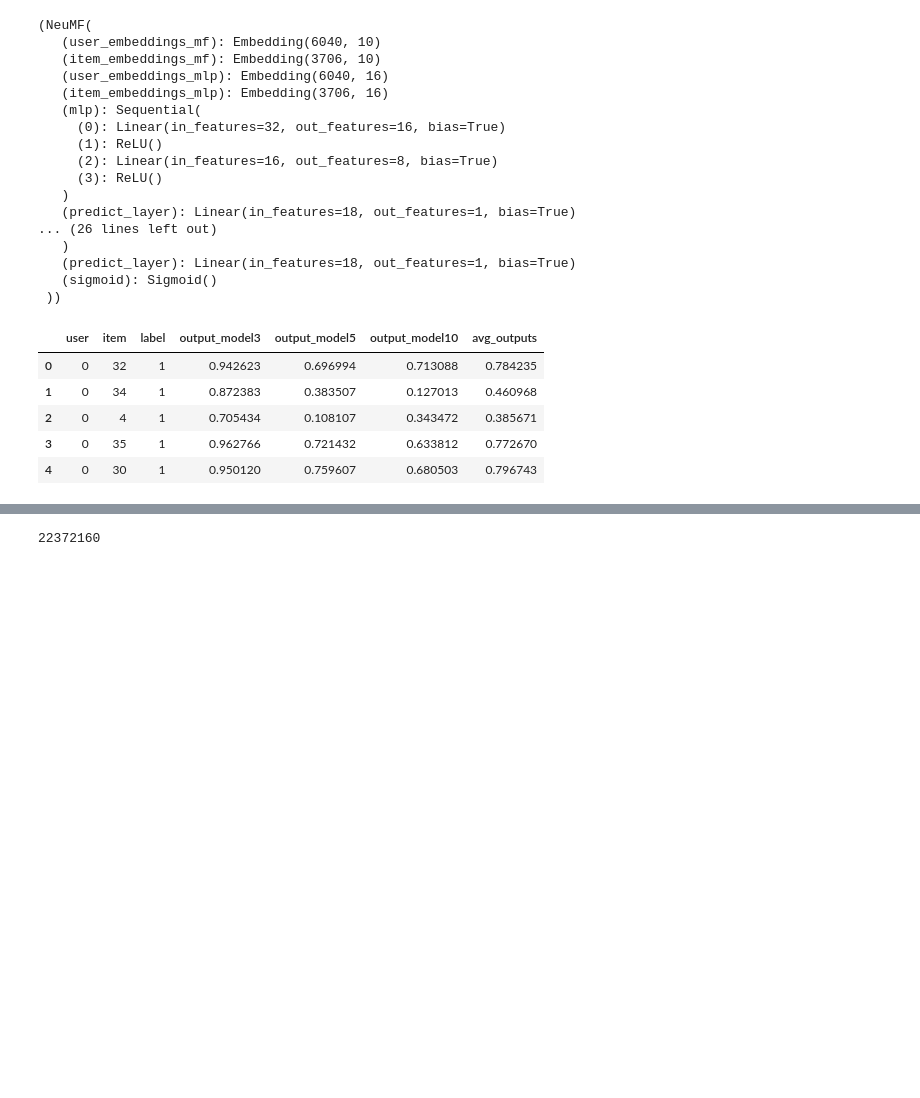
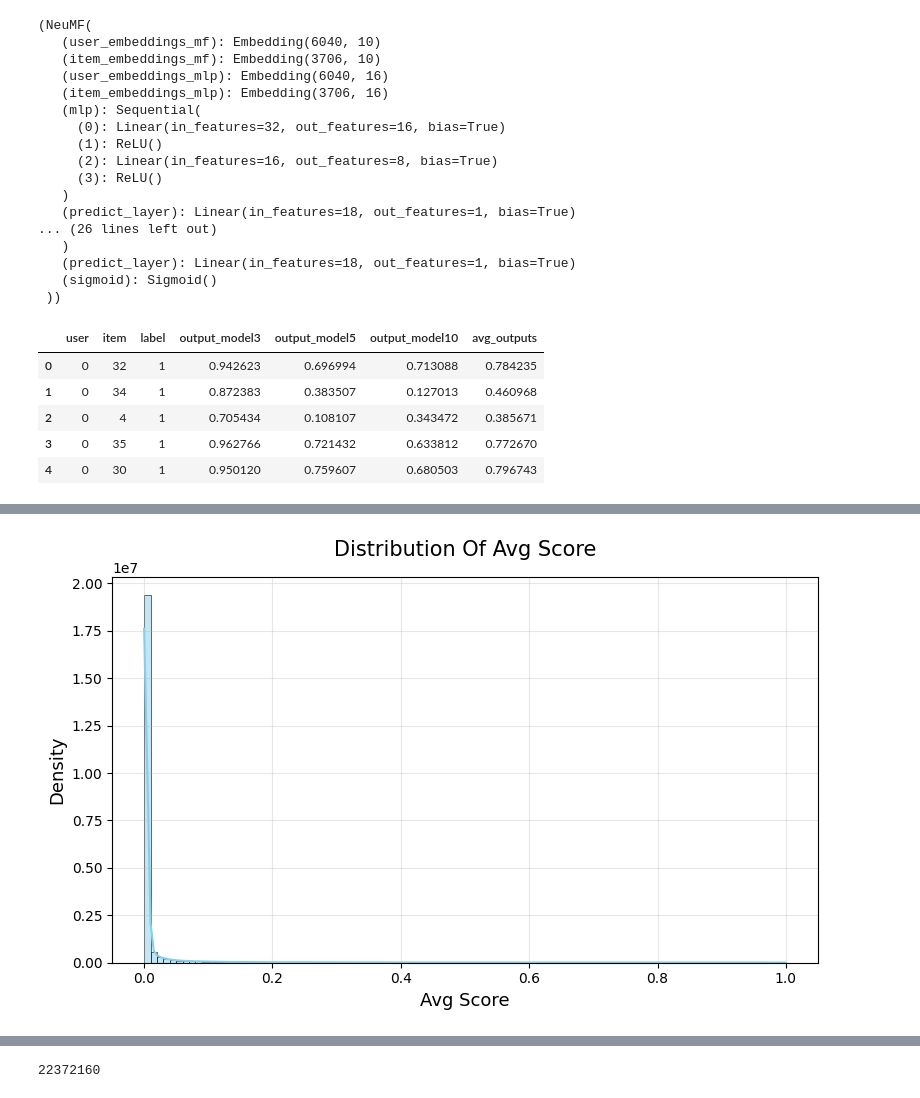
Before and after one commit to panchaldhruv27223/NCF_Recommendation, a Jupyter notebook: NCF_Pytorch/Custom_User_centric_batch/get_data_info.ipynb, the cells around one changed output, grey strips where cells are left out. Drawn from its saved outputs; the diff is of its cells as text; code cells hidden in the pictures; blank space fills up the shorter version.

```diff
--- a/NCF_Pytorch/Custom_User_centric_batch/get_data_info.ipynb
+++ b/NCF_Pytorch/Custom_User_centric_batch/get_data_info.ipynb
@@ -356,0 +459,14 @@ df.head()
+# %%
+plt.figure(figsize=(8, 5))
+
+# Option 1: Histogram
+sns.histplot(df["avg_outputs"], bins=100, kde=True, color="skyblue")
+
+plt.title("Distribution Of Avg Score", fontsize=15, pad=15)
+plt.xlabel("Avg Score", fontsize=13)
+plt.ylabel("Density", fontsize=13)
+plt.grid(alpha=0.3)
+plt.tight_layout()
+plt.show()
+# %% [output]
+[figure, added]
```
Also changed, not shown: parts of 20 cells of this notebook, 11 other files.
